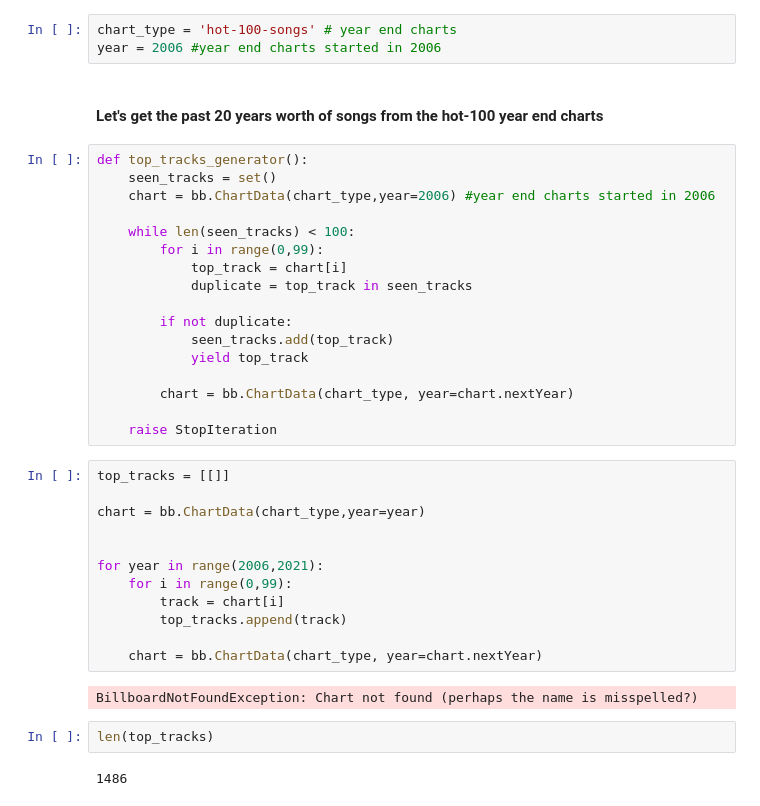
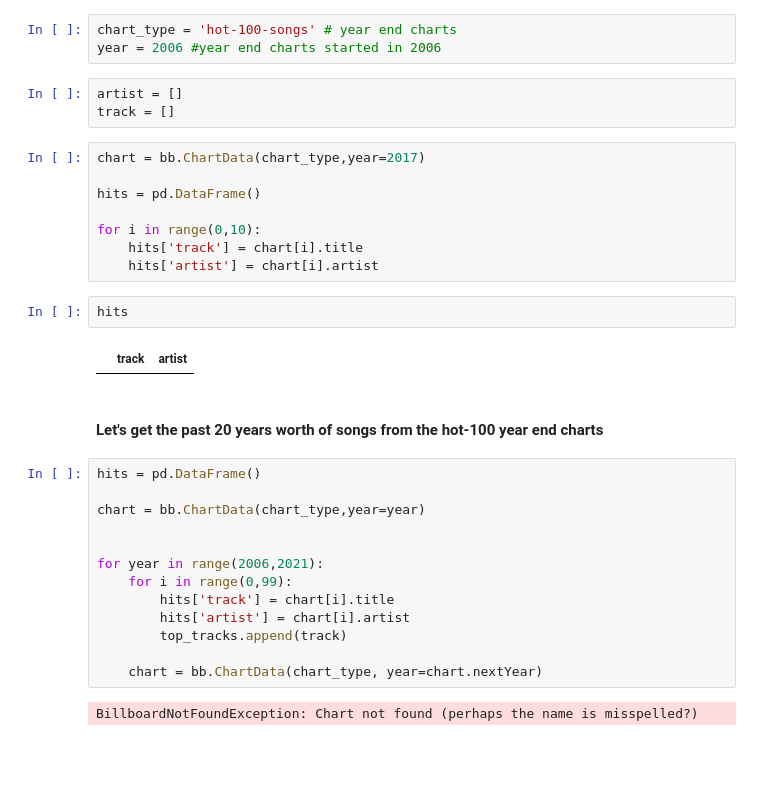
Before and after one commit to zylstraa/capstone, a Jupyter notebook: notebooks/billboard_data.ipynb, the cells around one changed output. Cells and saved outputs as stored; diff of their text form; blank space fills up the shorter version.

```diff
--- a/notebooks/billboard_data.ipynb
+++ b/notebooks/billboard_data.ipynb
@@ -5,40 +5,35 @@ import spotipy
 # %%
 chart_type = 'hot-100-songs' # year end charts
 year = 2006 #year end charts started in 2006
+# %%
+artist = []
+track = []
+# %%
+chart = bb.ChartData(chart_type,year=2017)
+
+hits = pd.DataFrame()
+
+for i in range(0,10):
+    hits['track'] = chart[i].title
+    hits['artist'] = chart[i].artist
+# %%
+hits
+# %% [output]
+|  | track | artist |
 # %% [markdown]
 #### Let's get the past 20 years worth of songs from the hot-100 year end charts
 # %%
-def top_tracks_generator():
-    seen_tracks = set()
-    chart = bb.ChartData(chart_type,year=2006) #year end charts started in 2006
+hits = pd.DataFrame()
 
-    while len(seen_tracks) < 100:
-        for i in range(0,99):
-            top_track = chart[i]
-            duplicate = top_track in seen_tracks
+chart = bb.ChartData(chart_type,year=year)
 
-        if not duplicate:
-            seen_tracks.add(top_track)
-            yield top_track
 
-        chart = bb.ChartData(chart_type, year=chart.nextYear)
+for year in range(2006,2021):
+    for i in range(0,99):
+        hits['track'] = chart[i].title
+        hits['artist'] = chart[i].artist
+        top_tracks.append(track)
 
-    raise StopIteration
+    chart = bb.ChartData(chart_type, year=chart.nextYear)
+# %% [output]
+BillboardNotFoundException: Chart not found (perhaps the name is misspelled?)
-# %%
-top_tracks = [[]]
-
-chart = bb.ChartData(chart_type,year=year)
-
-
-for year in range(2006,2021):
-    for i in range(0,99):
-        track = chart[i]
-        top_tracks.append(track)
-
-    chart = bb.ChartData(chart_type, year=chart.nextYear)
-# %% [output]
-BillboardNotFoundException: Chart not found (perhaps the name is misspelled?)
-# %%
-len(top_tracks)
-# %% [output]
-1486
```
Also changed, not shown: parts of 1 cell of this notebook.
